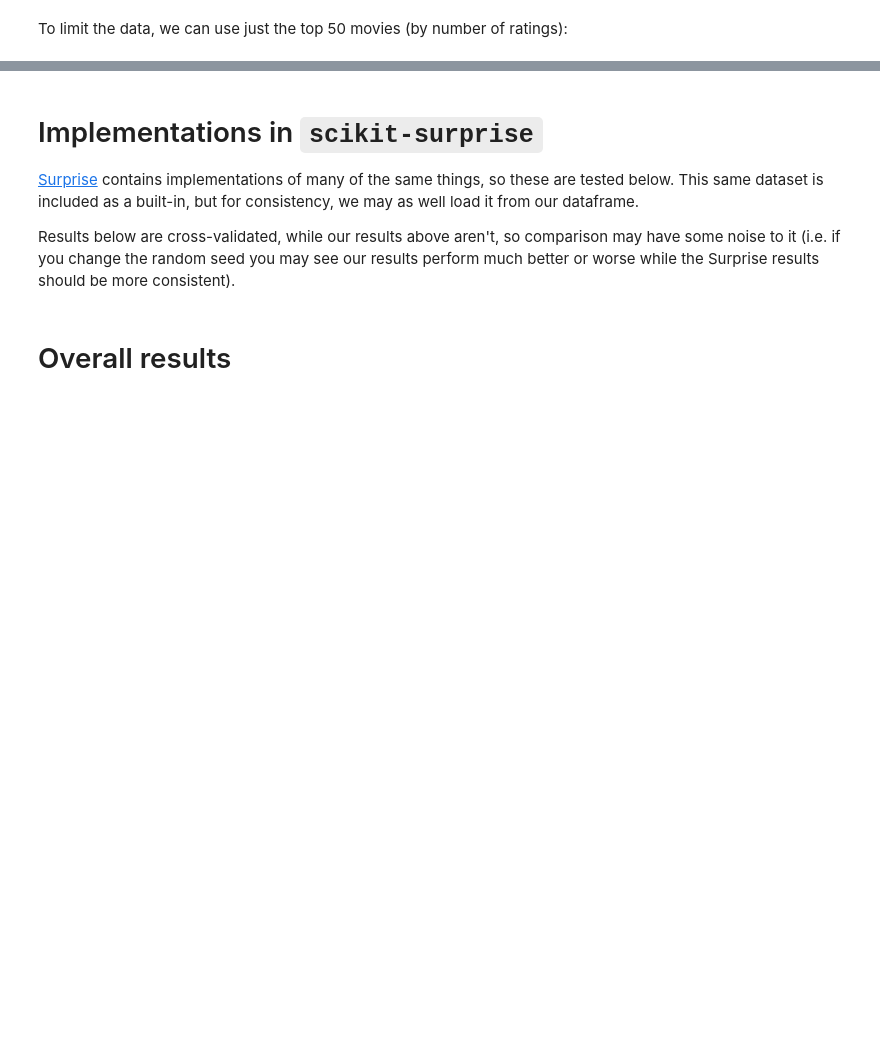
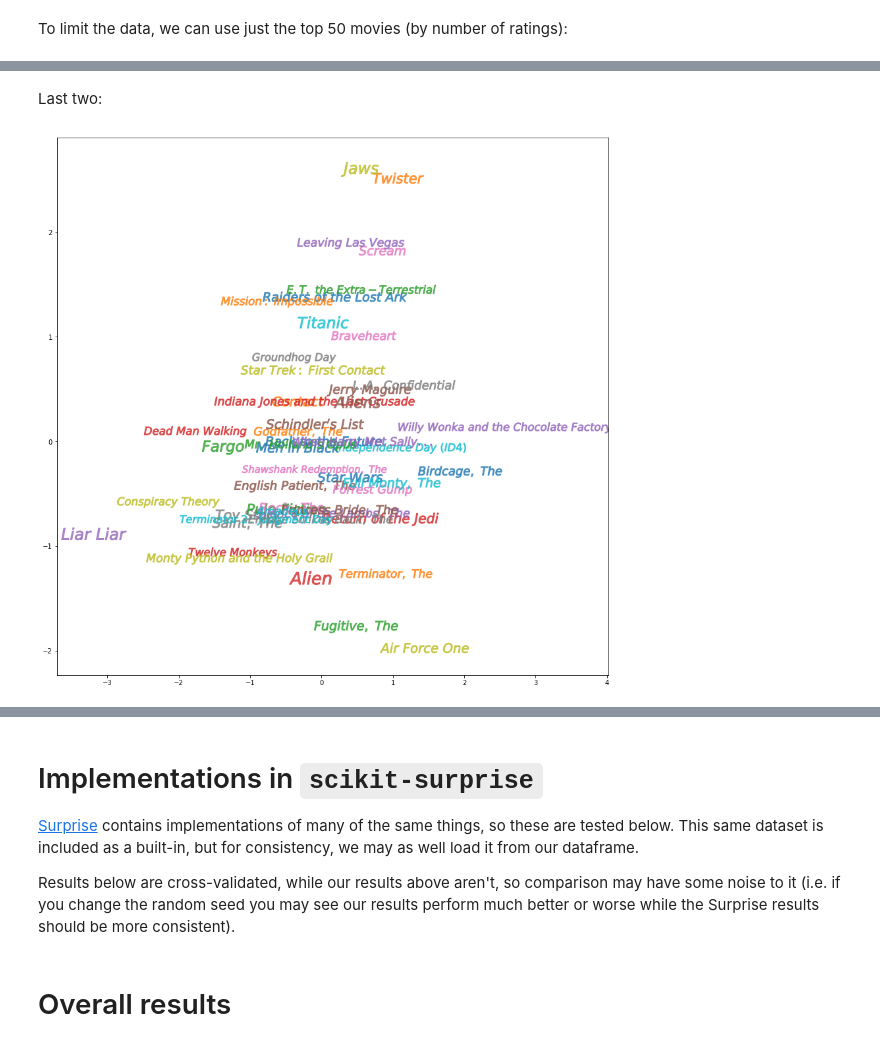
Before and after one commit to Hodapp87/recommender-examples, a Jupyter notebook: Recommender Systems.ipynb, the cells around one changed output, grey strips where cells are left out. Cells and saved outputs as stored; diff of their text form; code cells hidden in the pictures; blank space fills up the shorter version.

```diff
--- a/Recommender Systems.ipynb
+++ b/Recommender Systems.ipynb
@@ -980,0 +968,11 @@ svd100.b_i.shape
+# %% [markdown]
+Last two:
+# %%
+plt.figure(figsize=(15,15))
+markers = ["$ {} $".format("\ ".join(m.split(" ")[:-1])) for m in top50["movie_title"]]
+for i,item in enumerate(factors):
+    l = len(markers[i])
+    plt.scatter(item[2], item[3], marker = markers[i], alpha=0.75, s = 50 * (l**2))
+plt.show()
+# %% [output]
+[figure, added]
```
Also changed, not shown: parts of 17 cells of this notebook.
